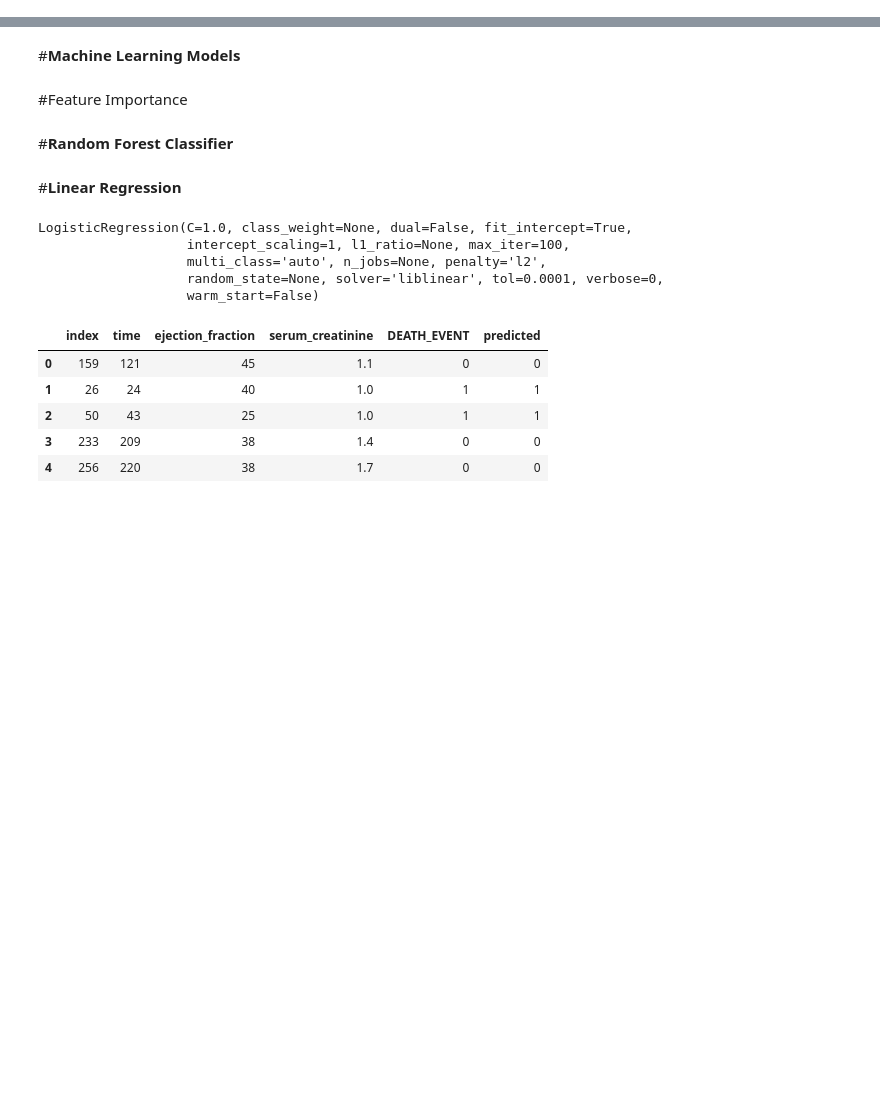
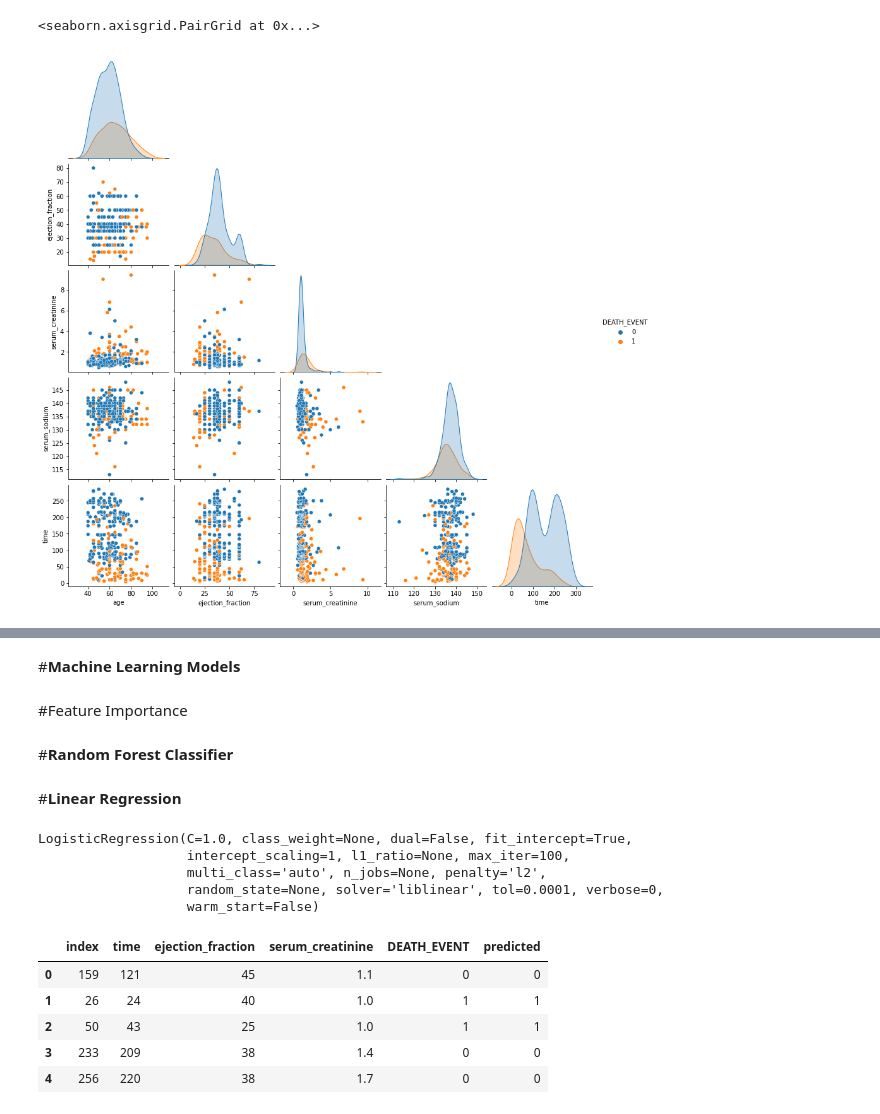
Before and after one commit to AntonioMoralCevallos/Predicting_Fatal_Heart_Failure-Project, a Jupyter notebook: Final_Deliverable_7b.ipynb, the cells around one changed output, grey strips where cells are left out. Cells and saved outputs as stored; diff of their text form; code cells hidden in the pictures; blank space fills up the shorter version.

```diff
--- a/Final_Deliverable_7b.ipynb
+++ b/Final_Deliverable_7b.ipynb
@@ -59,0 +149,7 @@ clinical.info()
+# %%
+# clinical.hist(figsize=(20, 24), bins=50, xlabelsize=8, ylabelsize=8)
+clinical_for_pp = clinical[['age','ejection_fraction','serum_creatinine','serum_sodium','time','DEATH_EVENT']]
+sns.pairplot(data=clinical_for_pp,corner=True,kind='scatter',hue='DEATH_EVENT')
+# %% [output]
+<seaborn.axisgrid.PairGrid at 0x...>
+[figure, added]
```
Also changed, not shown: parts of 37 cells of this notebook.
